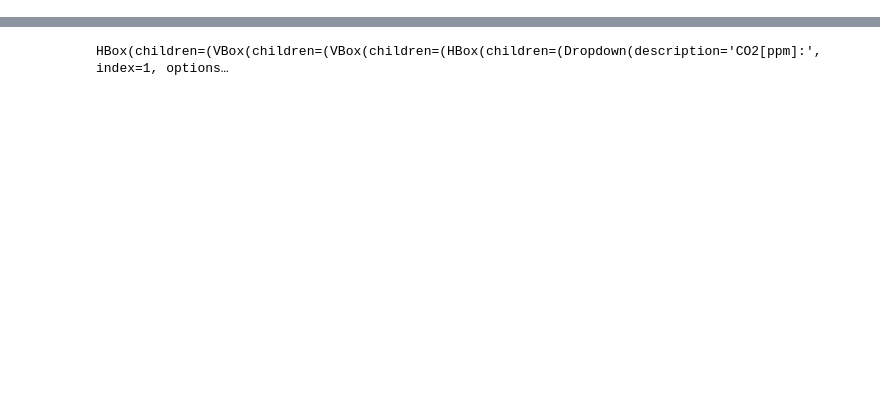
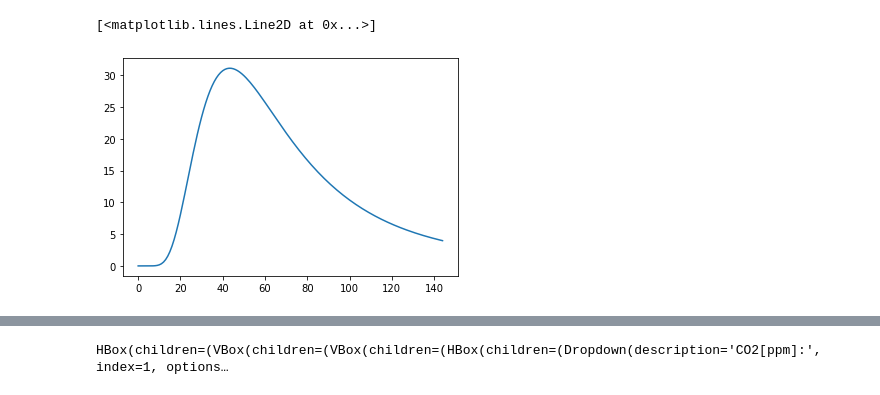
Before and after one commit to hari-ushankar/voila-eoas, a Jupyter notebook: notebooks/modtran_data/plotly_modtran.ipynb, the cells around one changed output, grey strips where cells are left out. Cells and saved outputs as stored; diff of their text form; code cells hidden in the pictures; blank space fills up the shorter version.

```diff
--- a/notebooks/modtran_data/plotly_modtran.ipynb
+++ b/notebooks/modtran_data/plotly_modtran.ipynb
@@ -87,0 +114,5 @@ g.layout.xaxis.range = [5.,25.]
+# %%
+plt.plot(bbr300)
+# %% [output]
+[<matplotlib.lines.Line2D at 0x...>]
+[figure, added]
```
Also changed, not shown: parts of 27 cells of this notebook, 3 other files.
